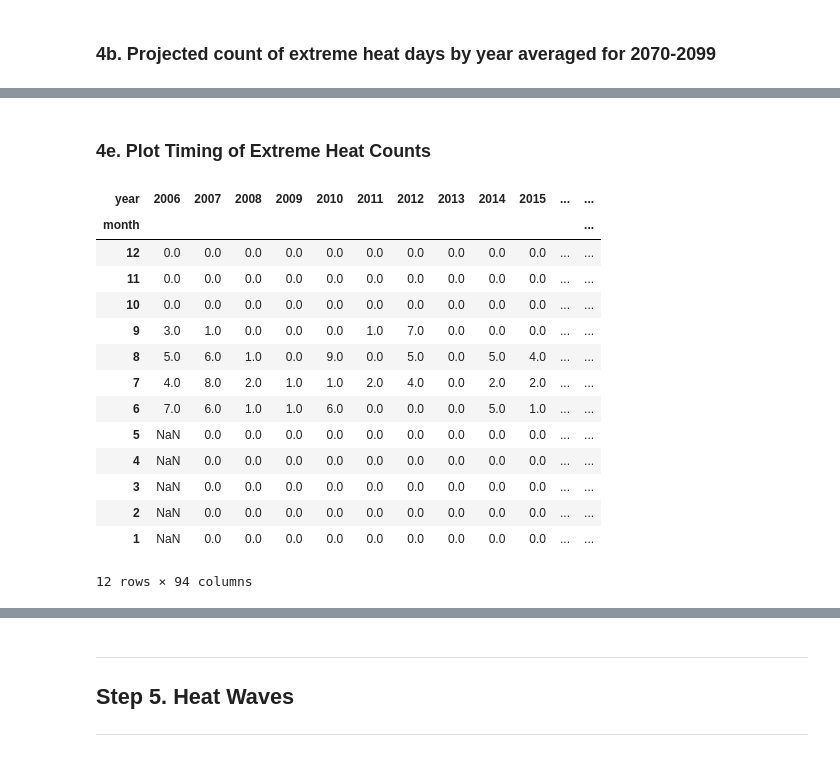
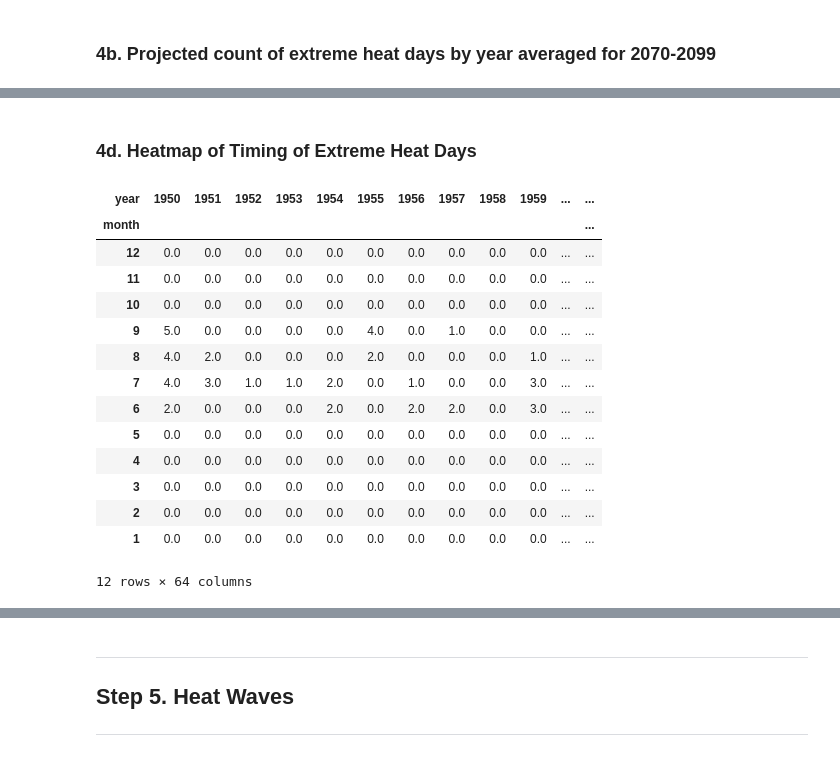
Before and after one commit to berkeley-gif/caladapt-docs, a Jupyter notebook: cookbook/daily_data_extreme_heat.ipynb, the cells around one changed output, grey strips where cells are left out. Cells and saved outputs as stored; diff of their text form; code cells hidden in the pictures.

```diff
--- a/cookbook/daily_data_extreme_heat.ipynb
+++ b/cookbook/daily_data_extreme_heat.ipynb
@@ -293,7 +299,10 @@ Extreme Heat Threshold value for Sacramento is 102.7 degrees Fahrenheit
 ### 3a. Find number of extreme heat days from observed data
 # %%
 # Filter days > threshold
-observed_heat_days = observedDF[observedDF.value > threshold]
+observed_heat_days = pd.DataFrame(observedDF[observedDF.value > threshold])
+observed_heat_days['series'] = 'livneh'
+observed_heat_days.index.name = 'date'
+observed_heat_days = observed_heat_days.drop(['slug'], axis=1)
 
 print(observed_heat_days.head())
 print()
@@ -453,33 +422,33 @@ projected_count_by_year.plot(sharex=True, sharey=True)
 # %% [markdown]
-### 4e. Plot Timing of Extreme Heat Counts
+### 4d. Heatmap of Timing of Extreme Heat Days
 # %%
 months_map = {1: 'Jan', 2: 'Feb', 3: 'Mar', 4: 'Apr', 5: 'May', 6: 'Jun',
               7: 'Jul', 8: 'Aug', 9: 'Sep', 10: 'Oct', 11: 'Nov', 12: 'Dec'}
 # %%
-rcp45_count = pd.DataFrame(rcp45_count_by_month)
-rcp45_count['month'] = rcp45_count.index.month
-#rcp45_count['month_name'] = rcp45_count['month'].apply(lambda x: months_map[x])
-rcp45_count['year'] = rcp45_count.index.year
-rcp45_count.rename(columns={'value': 'count'}, inplace=True)
-rcp45_count
-rcp45_count_pivot = rcp45_count.pivot(index='month', columns='year', values='count')
-rcp45_count_pivot.sort_index(ascending=False, inplace=True)
-rcp45_count_pivot
+observed_count_by_month = pd.DataFrame(observed_heat_days.value.resample('M').count())
+observed_count_by_month['month'] = observed_count_by_month.index.month
+observed_count_by_month['year'] = observed_count_by_month.index.year
+observed_count_by_month.rename(columns={'value': 'count'}, inplace=True)
+#observed_count_by_month
+observed_count_by_month_pivot = observed_count_by_month.pivot(index='month', columns='year', values='count')
+observed_count_by_month_pivot.sort_index(ascending=False, inplace=True)
+observed_count_by_month_pivot.fillna(0, inplace=True)
+observed_count_by_month_pivot
 # %% [output]
-| year | 2006 | 2007 | 2008 | 2009 | 2010 | 2011 | 2012 | 2013 | 2014 | 2015 | ... | ... |
+| year | 1950 | 1951 | 1952 | 1953 | 1954 | 1955 | 1956 | 1957 | 1958 | 1959 | ... | ... |
 | month |  |  |  |  |  |  |  |  |  |  |  | ... |
 | 12 | 0.0 | 0.0 | 0.0 | 0.0 | 0.0 | 0.0 | 0.0 | 0.0 | 0.0 | 0.0 | ... | ... |
 | 11 | 0.0 | 0.0 | 0.0 | 0.0 | 0.0 | 0.0 | 0.0 | 0.0 | 0.0 | 0.0 | ... | ... |
 | 10 | 0.0 | 0.0 | 0.0 | 0.0 | 0.0 | 0.0 | 0.0 | 0.0 | 0.0 | 0.0 | ... | ... |
-| 9 | 3.0 | 1.0 | 0.0 | 0.0 | 0.0 | 1.0 | 7.0 | 0.0 | 0.0 | 0.0 | ... | ... |
-| 8 | 5.0 | 6.0 | 1.0 | 0.0 | 9.0 | 0.0 | 5.0 | 0.0 | 5.0 | 4.0 | ... | ... |
-| 7 | 4.0 | 8.0 | 2.0 | 1.0 | 1.0 | 2.0 | 4.0 | 0.0 | 2.0 | 2.0 | ... | ... |
-| 6 | 7.0 | 6.0 | 1.0 | 1.0 | 6.0 | 0.0 | 0.0 | 0.0 | 5.0 | 1.0 | ... | ... |
-| 5 | NaN | 0.0 | 0.0 | 0.0 | 0.0 | 0.0 | 0.0 | 0.0 | 0.0 | 0.0 | ... | ... |
-| 4 | NaN | 0.0 | 0.0 | 0.0 | 0.0 | 0.0 | 0.0 | 0.0 | 0.0 | 0.0 | ... | ... |
-| 3 | NaN | 0.0 | 0.0 | 0.0 | 0.0 | 0.0 | 0.0 | 0.0 | 0.0 | 0.0 | ... | ... |
-| 2 | NaN | 0.0 | 0.0 | 0.0 | 0.0 | 0.0 | 0.0 | 0.0 | 0.0 | 0.0 | ... | ... |
-| 1 | NaN | 0.0 | 0.0 | 0.0 | 0.0 | 0.0 | 0.0 | 0.0 | 0.0 | 0.0 | ... | ... |
+| 9 | 5.0 | 0.0 | 0.0 | 0.0 | 0.0 | 4.0 | 0.0 | 1.0 | 0.0 | 0.0 | ... | ... |
+| 8 | 4.0 | 2.0 | 0.0 | 0.0 | 0.0 | 2.0 | 0.0 | 0.0 | 0.0 | 1.0 | ... | ... |
+| 7 | 4.0 | 3.0 | 1.0 | 1.0 | 2.0 | 0.0 | 1.0 | 0.0 | 0.0 | 3.0 | ... | ... |
+| 6 | 2.0 | 0.0 | 0.0 | 0.0 | 2.0 | 0.0 | 2.0 | 2.0 | 0.0 | 3.0 | ... | ... |
+| 5 | 0.0 | 0.0 | 0.0 | 0.0 | 0.0 | 0.0 | 0.0 | 0.0 | 0.0 | 0.0 | ... | ... |
+| 4 | 0.0 | 0.0 | 0.0 | 0.0 | 0.0 | 0.0 | 0.0 | 0.0 | 0.0 | 0.0 | ... | ... |
+| 3 | 0.0 | 0.0 | 0.0 | 0.0 | 0.0 | 0.0 | 0.0 | 0.0 | 0.0 | 0.0 | ... | ... |
+| 2 | 0.0 | 0.0 | 0.0 | 0.0 | 0.0 | 0.0 | 0.0 | 0.0 | 0.0 | 0.0 | ... | ... |
+| 1 | 0.0 | 0.0 | 0.0 | 0.0 | 0.0 | 0.0 | 0.0 | 0.0 | 0.0 | 0.0 | ... | ... |
-12 rows × 94 columns
+12 rows × 64 columns
 # %%
 plt.figure(figsize=(20,6))
```
Also changed, not shown: parts of 42 cells of this notebook.
